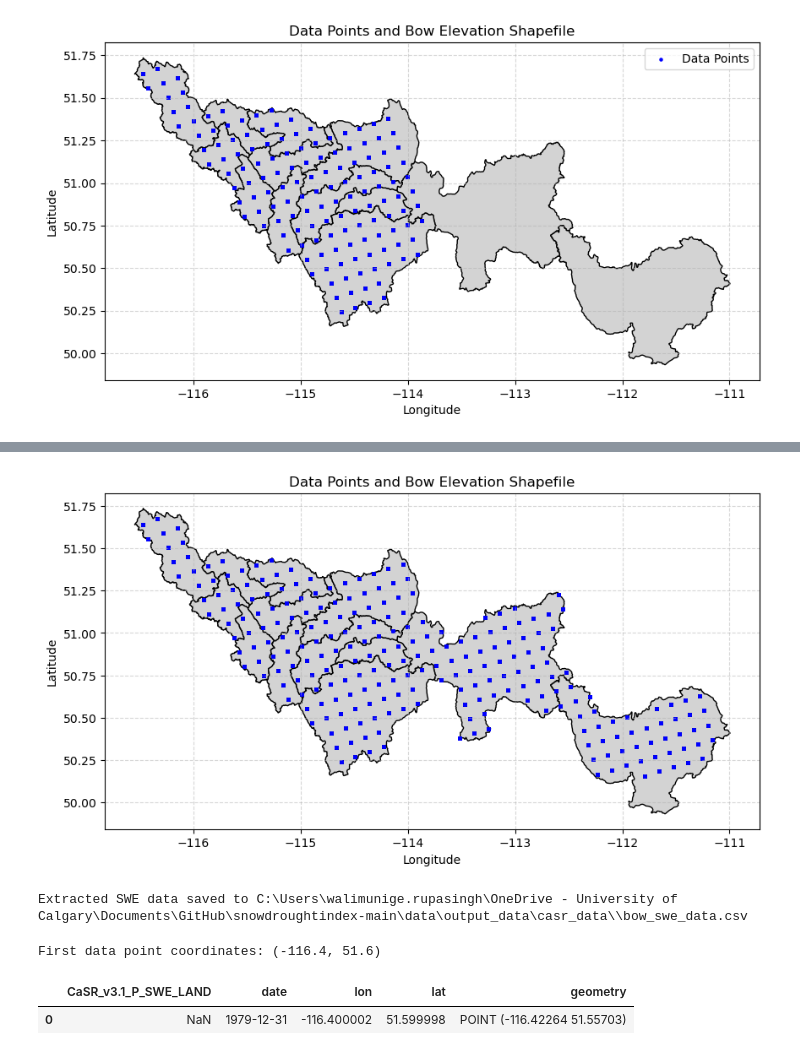
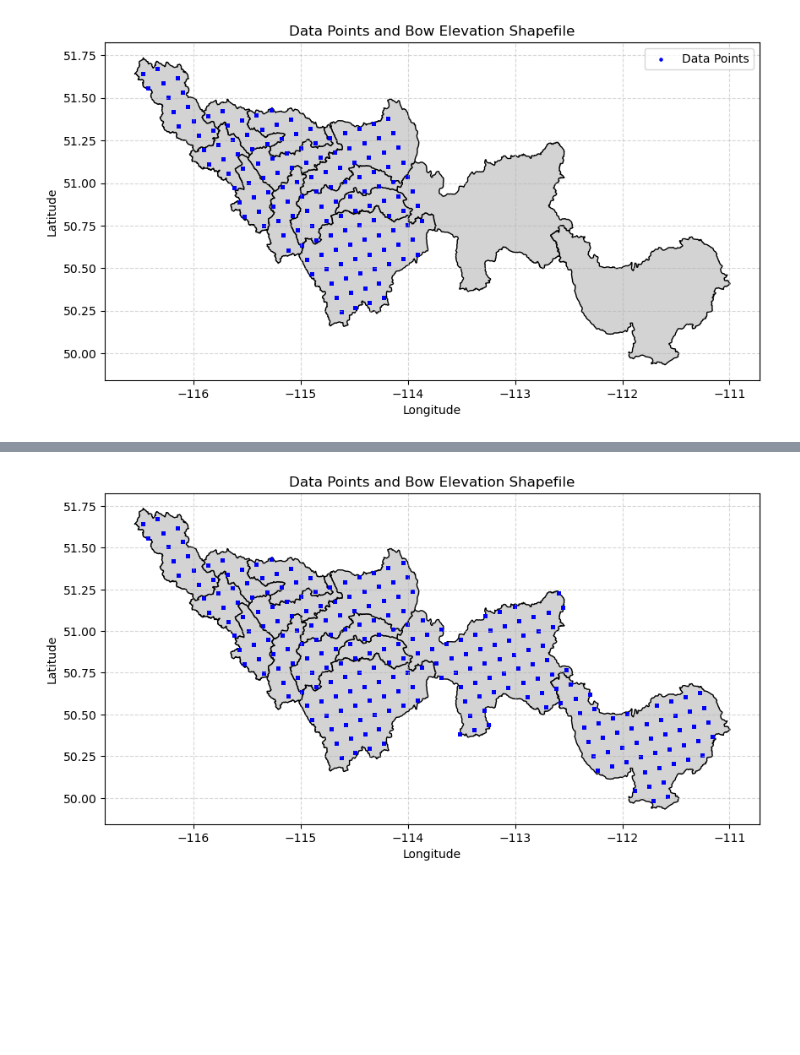
Before and after one commit to hasithajayamaha/snowdroughtindex-main, a Jupyter notebook: notebooks/workflows/0.3_CaSR_data_preparation.ipynb, the cells around one changed output, grey strips where cells are left out. Cells and saved outputs as stored; diff of their text form; code cells hidden in the pictures; blank space fills up the shorter version.

```diff
--- a/notebooks/workflows/0.3_CaSR_data_preparation.ipynb
+++ b/notebooks/workflows/0.3_CaSR_data_preparation.ipynb
@@ -121,7 +121,7 @@ bow_elevation = gpd.read_file(shapefile_path)
 if bow_elevation.crs is None:
 	bow_elevation.set_crs(epsg=4326, inplace=True)
 # Ensure the CRS of the GeoDataFrame matches the gdf_swe
-bow_elevation = bow_elevation.to_crs(gdf_swe.crs)
+#bow_elevation = bow_elevation.to_crs(gdf_swe.crs)
 # Display the first few rows of the GeoDataFrame
 display(bow_elevation.head())
 # %% [output]
@@ -225,10 +225,12 @@ Extracted SWE data saved to C:\Users\walimunige.rupasingh\OneDrive - University
 # open csv files
 bow_swe_data1 = pd.read_csv(output_path + 'bow_swe_data_rlon211-245_rlat421-455.csv')
 bow_swe_data2 = pd.read_csv(output_path + 'bow_swe_data_rlon246-280_rlat421-455.csv')
+bow_swe_data3 = pd.read_csv(output_path + 'bow_swe_data_rlon246-280_rlat386-420.csv')
 
 #convert lon from 0-360 to -180 to 180 format
 bow_swe_data1['lon'] = ((bow_swe_data1['lon'] + 180) % 360) - 180
 bow_swe_data2['lon'] = ((bow_swe_data2['lon'] + 180) % 360) - 180
+bow_swe_data3['lon'] = ((bow_swe_data3['lon'] + 180) % 360) - 180
 
 # convert to GeoDataFrame
 gdf_bow_swe_data1 = gpd.GeoDataFrame(
@@ -241,9 +243,15 @@ gdf_bow_swe_data2 = gpd.GeoDataFrame(
     geometry=gpd.points_from_xy(bow_swe_data2['lon'], bow_swe_data2['lat']),
     crs='EPSG:4326'  # Assuming the coordinates are in WGS84
 )
+gdf_bow_swe_data3 = gpd.GeoDataFrame(
+    bow_swe_data3,
+    geometry=gpd.points_from_xy(bow_swe_data3['lon'], bow_swe_data3['lat']),
+    crs='EPSG:4326'  # Assuming the coordinates are in WGS84
+)
 # Display the GeoDataFrames
 display(gdf_bow_swe_data1.head())
 display(gdf_bow_swe_data2.head())
+display(gdf_bow_swe_data3.head())
 # %% [output]
 |  | time | rlat | rlon | lon | lat | rotated_pole | CaSR_v3.1_P_SWE_LAND | geometry |
 | 0 | 1981-12-25 18:00:00 | -4.77 | -14.337219 | -115.490906 | 51.00244 | 1 | NaN | POINT (-115.49091 51.00244) |
@@ -260,40 +274,14 @@ display(gdf_bow_swe_data2.head())
 # %%
 # plot data points and shapefile
 fig, ax = plt.subplots(figsize=(10, 10))
 bow_elevation.plot(ax=ax, color='lightgrey', edgecolor='black')
 gdf_bow_swe_data1.plot(ax=ax, color='blue', markersize=5, label='Data Points')
 gdf_bow_swe_data2.plot(ax=ax, color='blue', markersize=5, label='Data Points')
+gdf_bow_swe_data3.plot(ax=ax, color='blue', markersize=5, label='Data Points')
 ax.grid(True, linestyle='--', alpha=0.5)
 ax.set_title('Data Points and Bow Elevation Shapefile')
 ax.set_xlabel('Longitude')
 ax.set_ylabel('Latitude')
 plt.show()
 # %% [output]
-[figure, old version]
+[figure, new version]
-# %%
-# select data from 1980 to 2023
-bow_swe = bow_swe[(bow_swe['date'] >= '1980-01-01') & (bow_swe['date'] <= '2023-12-31')]
-bow_swe.to_csv(output_file, index=False)
-print(f"Extracted SWE data saved to {output_file}")
-# %% [output]
-Extracted SWE data saved to C:\Users\walimunige.rupasingh\OneDrive - University of Calgary\Documents\GitHub\snowdroughtindex-main\data\output_data\casr_data\\bow_swe_data.csv
-# %%
-# read first data coordinates
-first_data_point = bow_swe.iloc[0]
-# Extract the coordinates of the first data point
-first_point_coords = (first_data_point['lon'], first_data_point['lat'])
-# Print the coordinates
-print(f"First data point coordinates: {first_point_coords}")
-# %% [output]
-First data point coordinates: (-116.4, 51.6)
-# %%
-# get all the data with same first_point_coords
-bow_swe_first_point = bow_swe[
-    (bow_swe['lon'] == first_point_coords[0]) &
-    (bow_swe['lat'] == first_point_coords[1])
-]
-# Display the first few rows of the filtered DataFrame
-display(bow_swe_first_point)
-# %% [output]
-|  | CaSR_v3.1_P_SWE_LAND | date | lon | lat | geometry |
-| 0 | NaN | 1979-12-31 | -116.400002 | 51.599998 | POINT (-116.42264 51.55703) |
```
Also changed, not shown: parts of 7 cells of this notebook.
